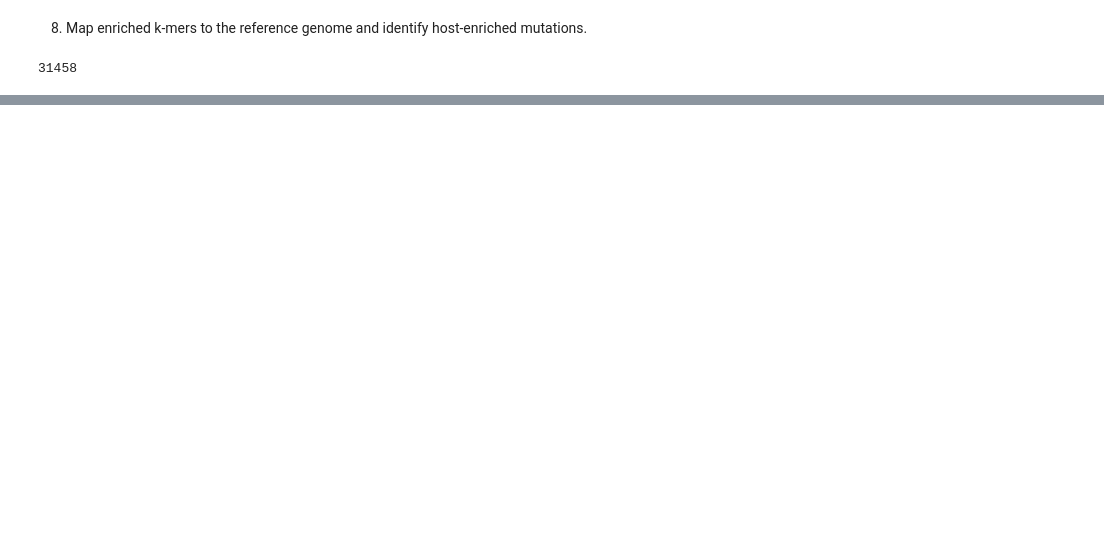
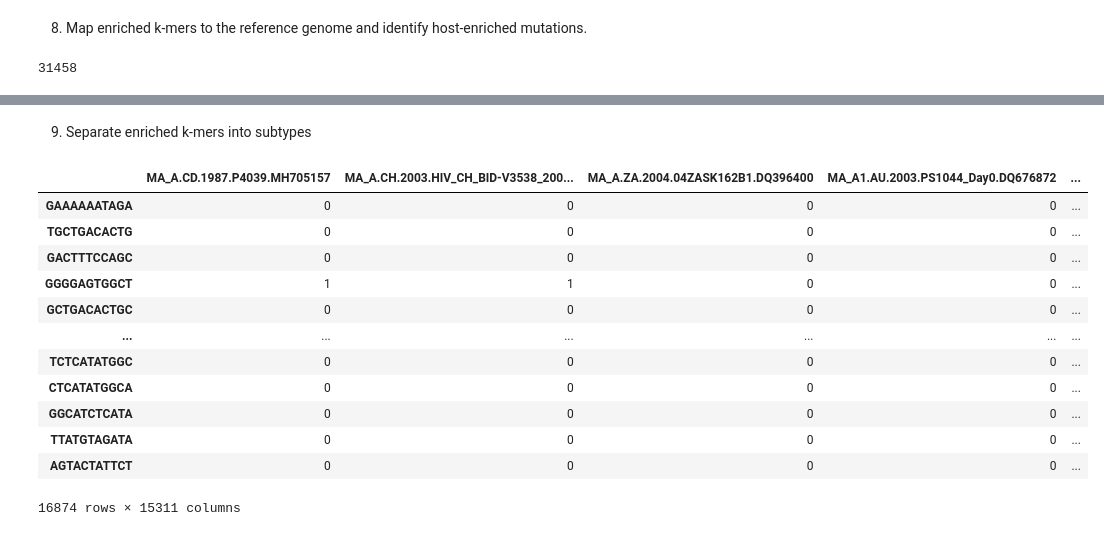
Before and after one commit to wis-janusz/PORT-EK2, a Jupyter notebook: notebooks/HIV_analysis_scenario_4.ipynb, the cells around one changed output, grey strips where cells are left out. Cells and saved outputs as stored; diff of their text form; code cells hidden in the pictures; blank space fills up the shorter version.

```diff
--- a/notebooks/HIV_analysis_scenario_4.ipynb
+++ b/notebooks/HIV_analysis_scenario_4.ipynb
@@ -597,0 +473,26 @@ contigs
+# %% [markdown]
+9. Separate enriched k-mers into subtypes
+# %%
+nonM_kmer_matrix = enriched_kmer_matrix.loc[enriched_kmer_matrix["group"] == "nonM_enriched", sample_list]
+
+bin_kmer_matrix = nonM_kmer_matrix > 0
+for subtype in SAMPLE_SUBTYPES:
+    nonM_kmer_matrix[f"{subtype}_freq"] = bin_kmer_matrix.loc[:, subtype_sample_idx[subtype]].mean(axis=1)
+    nonM_kmer_matrix[f"{subtype}_avg"] = nonM_kmer_matrix.loc[:, subtype_sample_idx[subtype]].mean(axis=1)
+del bin_kmer_matrix
+
+nonM_kmer_matrix
+# %% [output]
+|  | MA_A.CD.1987.P4039.MH705157 | MA_A.CH.2003.HIV_CH_BID-V3538_200... | MA_A.ZA.2004.04ZASK162B1.DQ396400 | MA_A1.AU.2003.PS1044_Day0.DQ676872 | ... |
+| GAAAAAATAGA | 0 | 0 | 0 | 0 | ... |
+| TGCTGACACTG | 0 | 0 | 0 | 0 | ... |
+| GACTTTCCAGC | 0 | 0 | 0 | 0 | ... |
+| GGGGAGTGGCT | 1 | 1 | 0 | 0 | ... |
+| GCTGACACTGC | 0 | 0 | 0 | 0 | ... |
+| ... | ... | ... | ... | ... | ... |
+| TCTCATATGGC | 0 | 0 | 0 | 0 | ... |
+| CTCATATGGCA | 0 | 0 | 0 | 0 | ... |
+| GGCATCTCATA | 0 | 0 | 0 | 0 | ... |
+| TTATGTAGATA | 0 | 0 | 0 | 0 | ... |
+| AGTACTATTCT | 0 | 0 | 0 | 0 | ... |
+16874 rows × 15311 columns
```
Also changed, not shown: parts of 24 cells of this notebook, 2 other files.
